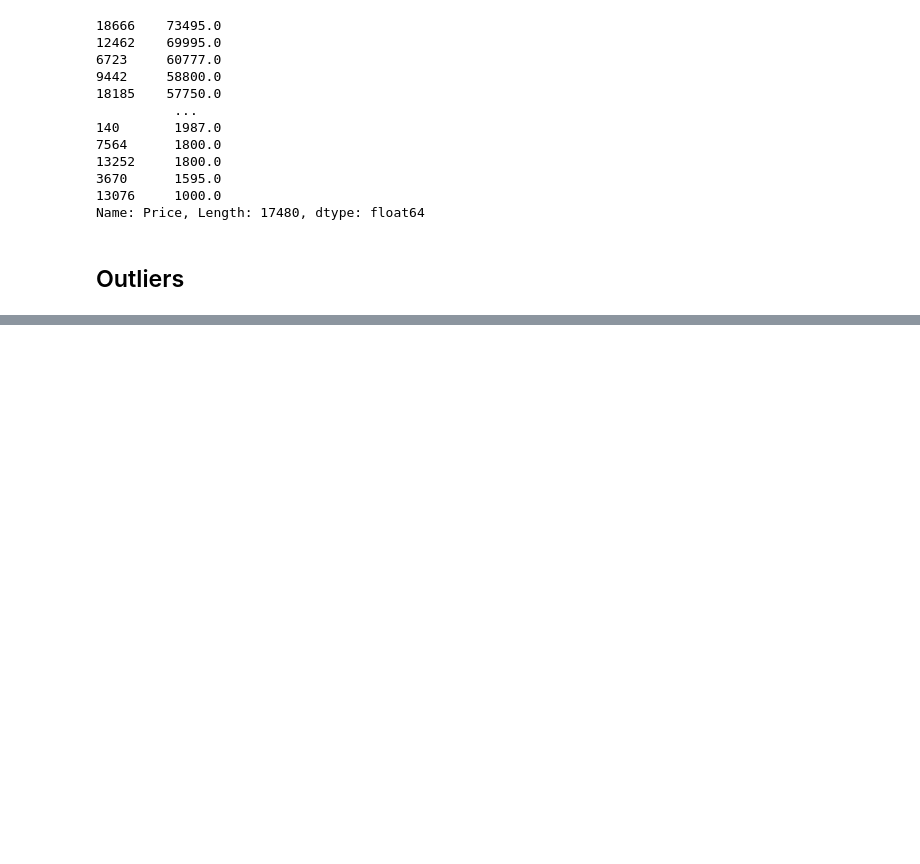
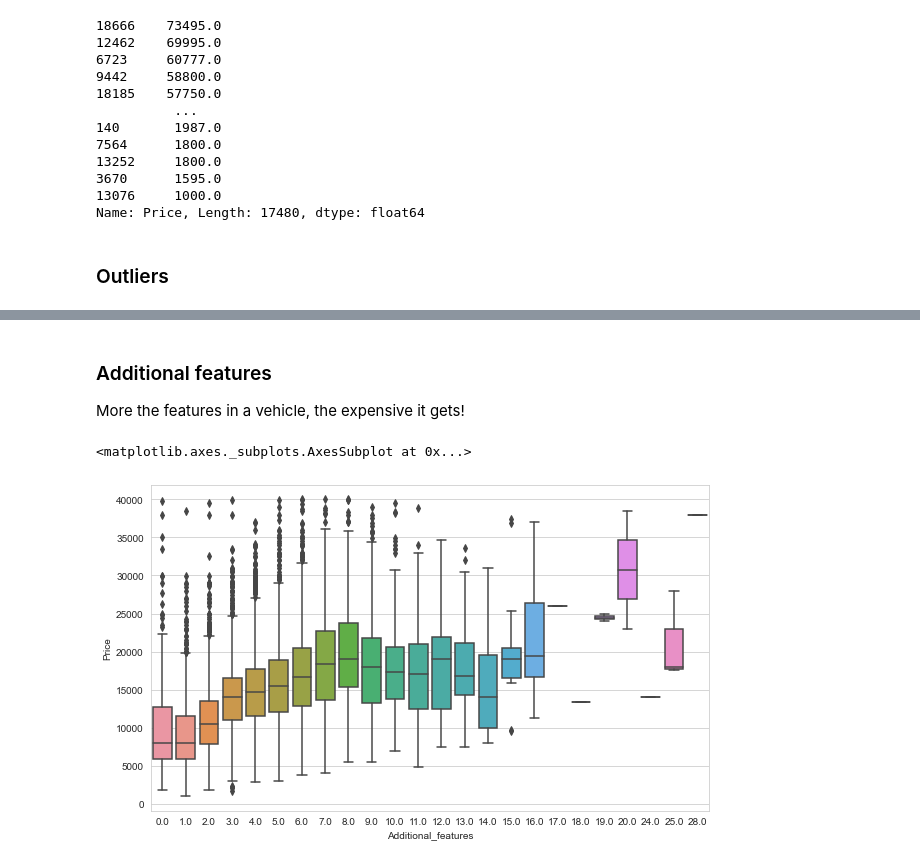
Before and after one commit to amolratnaparkhe/Car-listing-Project, a Jupyter notebook: Car-listing.ipynb, the cells around one changed output, grey strips where cells are left out. Cells and saved outputs as stored; diff of their text form; code cells hidden in the pictures; blank space fills up the shorter version.

```diff
--- a/Car-listing.ipynb
+++ b/Car-listing.ipynb
@@ -663,7 +763,7 @@ df["Price"].sort_values(ascending=False)
 13076     1000.0
 Name: Price, Length: 17480, dtype: float64
 # %% [markdown]
-## Outliers
+### Outliers
 # %%
 df.loc[df["Price"] > 40000]
 # %% [output]
@@ -686,3 +786,12 @@ df.loc[df["Price"] > 40000]
 | 18996 | 269445941 | 0.0 | SUV / Crossover | 2020.0 | 17.000000 | 87.0 | Great_Price | 108.279670 | ... |
 # %%
 df.drop(index = df[df["Price"] > 40000].index, inplace=True)
+# %% [markdown]
+### Additional features
+More the features in a vehicle, the expensive it gets!
+# %%
+plt.figure(figsize=(10,6))
+sns.boxplot(x = "Additional_features", y = "Price", data = df)
+# %% [output]
+<matplotlib.axes._subplots.AxesSubplot at 0x...>
+[figure, added]
```
Also changed, not shown: parts of 53 cells of this notebook.
